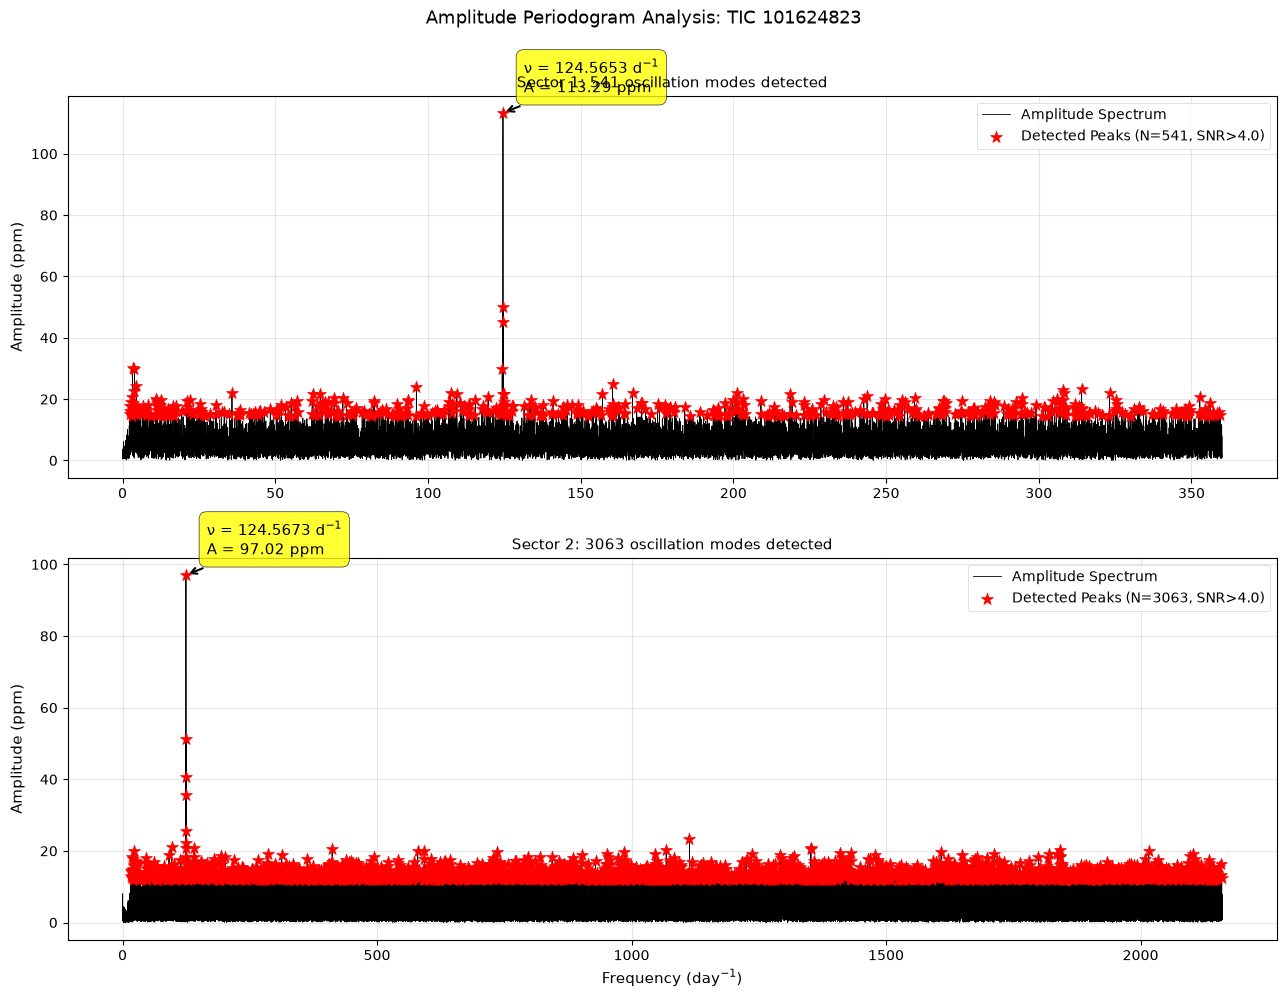
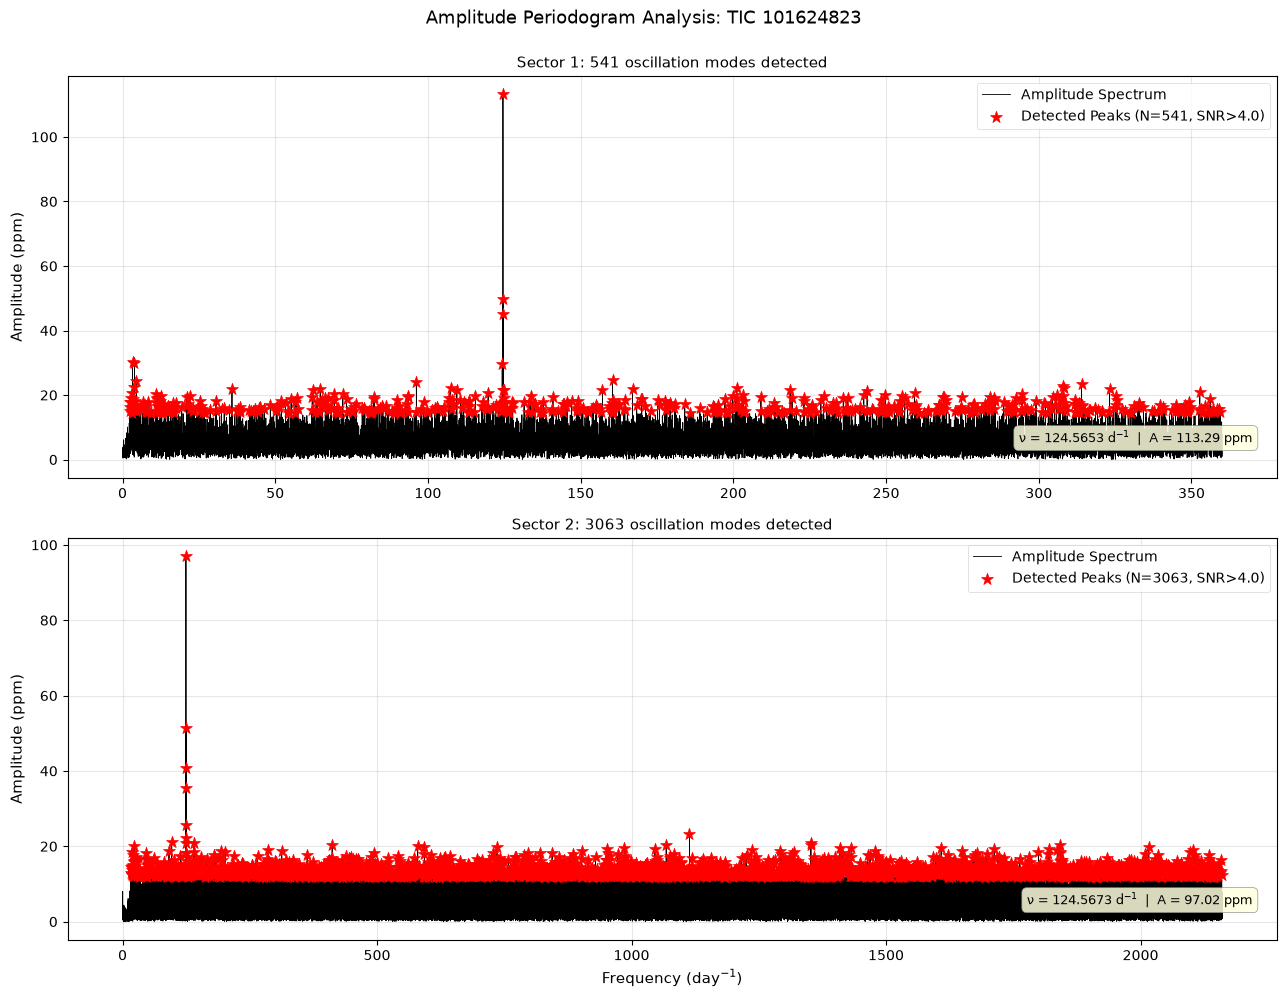
The notebook cell's code change between the first figure and the second:
--- before
+++ after
@@ -30,11 +30,11 @@
                   zorder=5, label=f'Detected Peaks (N={len(peak_freqs)}, SNR>{SNR_THRESHOLD})')
         
-        # Annotate dominant frequency
+        # Annotate dominant frequency (positioned at bottom-right of plot, in normalized axes coords)
         dom_idx = np.argmax(peak_amps)
-        ax.annotate(f'ν = {peak_freqs[dom_idx]:.4f} d$^{{-1}}$\nA = {peak_amps[dom_idx]:.2f} ppm',
-                   xy=(peak_freqs[dom_idx], peak_amps[dom_idx]),
-                   xytext=(15, 15), textcoords='offset points',
-                   bbox=dict(boxstyle='round,pad=0.5', fc='yellow', alpha=0.8),
-                   arrowprops=dict(arrowstyle='->', lw=1.5))
+        ax.text(0.98, 0.08,
+               f'ν = {peak_freqs[dom_idx]:.4f} d$^{{-1}}$  |  A = {peak_amps[dom_idx]:.2f} ppm',
+               fontsize=9, transform=ax.transAxes,
+               bbox=dict(boxstyle='round,pad=0.4', fc='lightyellow', alpha=0.85, ec='gray'),
+               ha='right', va='bottom')
     
     ax.set_ylabel('Amplitude (ppm)', fontsize=11)

Commit: Improve figure styling for scientific publication